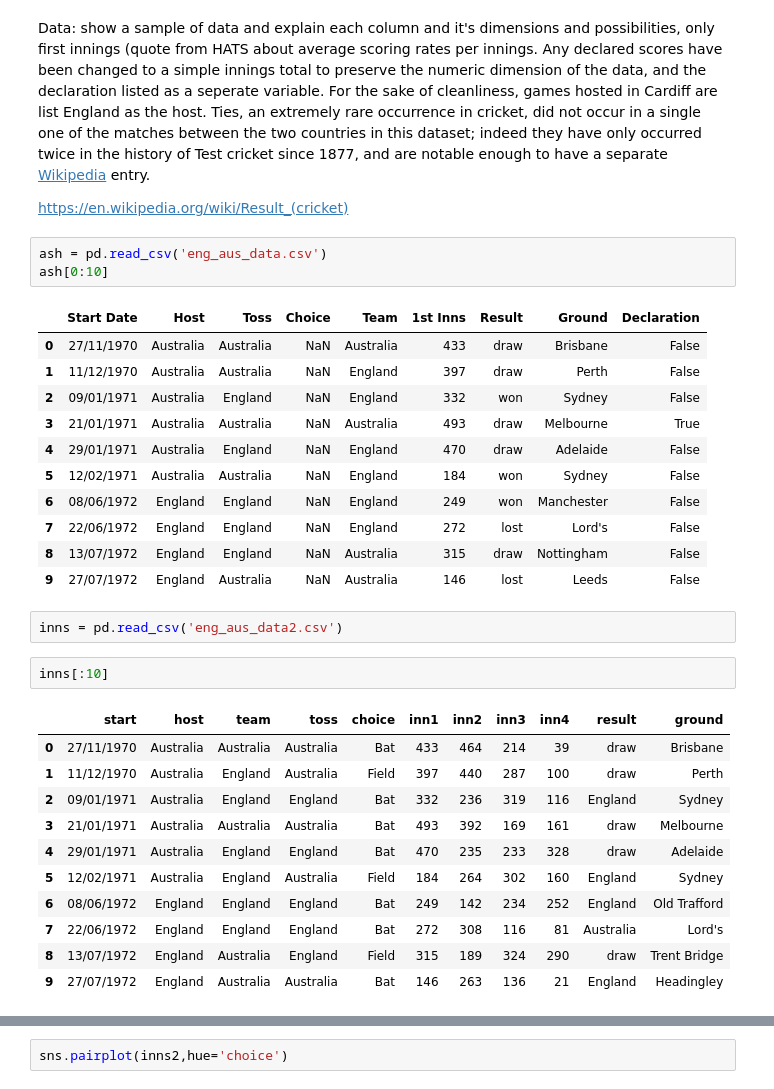
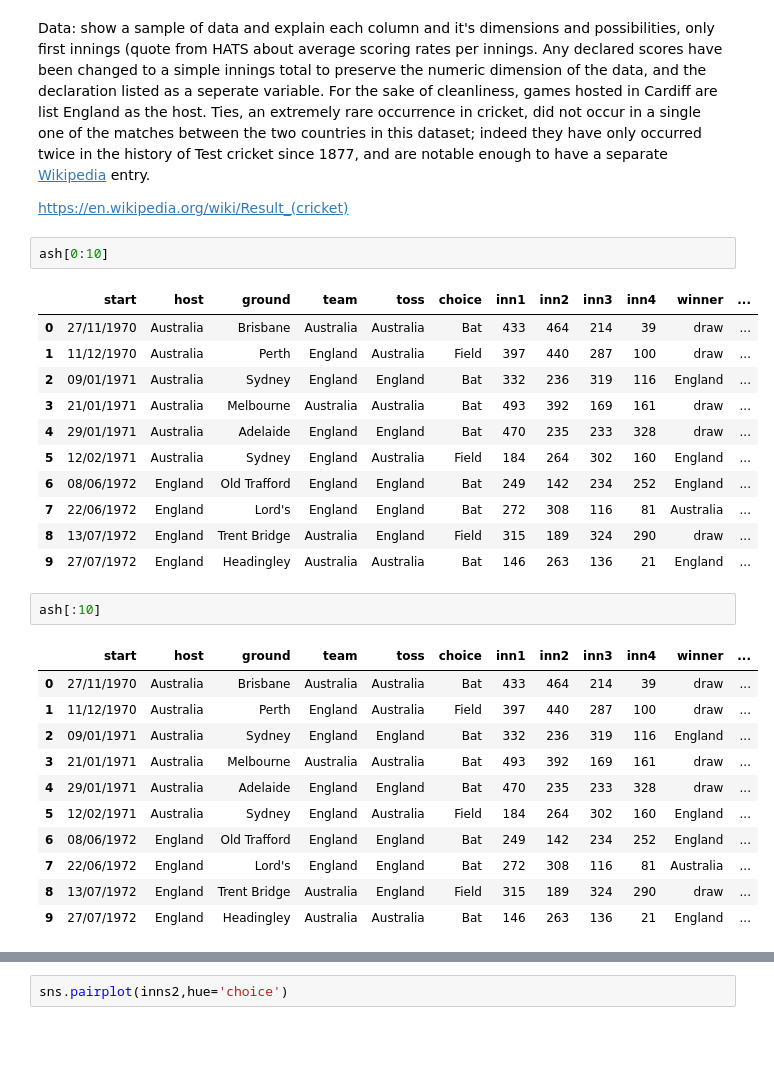
Before and after one commit to kiehozero/atu-progda-assignment, a Jupyter notebook: assignment.ipynb, the cells around one changed output, grey strips where cells are left out. Drawn from its saved outputs; the diff is of its cells as text; blank space fills up the shorter version.

```diff
--- a/assignment.ipynb
+++ b/assignment.ipynb
@@ -67,34 +89,31 @@ Data: show a sample of data and explain each column and it's dimensions and poss
 
 https://en.wikipedia.org/wiki/Result_(cricket)
 # %%
-ash = pd.read_csv('eng_aus_data.csv')
 ash[0:10]
 # %% [output]
-|  | Start Date | Host | Toss | Choice | Team | 1st Inns | Result | Ground | Declaration |
-| 0 | 27/11/1970 | Australia | Australia | NaN | Australia | 433 | draw | Brisbane | False |
-| 1 | 11/12/1970 | Australia | Australia | NaN | England | 397 | draw | Perth | False |
-| 2 | 09/01/1971 | Australia | England | NaN | England | 332 | won | Sydney | False |
-| 3 | 21/01/1971 | Australia | Australia | NaN | Australia | 493 | draw | Melbourne | True |
-| 4 | 29/01/1971 | Australia | England | NaN | England | 470 | draw | Adelaide | False |
-| 5 | 12/02/1971 | Australia | Australia | NaN | England | 184 | won | Sydney | False |
-| 6 | 08/06/1972 | England | England | NaN | England | 249 | won | Manchester | False |
-| 7 | 22/06/1972 | England | England | NaN | England | 272 | lost | Lord's | False |
-| 8 | 13/07/1972 | England | England | NaN | Australia | 315 | draw | Nottingham | False |
-| 9 | 27/07/1972 | England | Australia | NaN | Australia | 146 | lost | Leeds | False |
+|  | start | host | ground | team | toss | choice | inn1 | inn2 | inn3 | inn4 | winner | ... |
+| 0 | 27/11/1970 | Australia | Brisbane | Australia | Australia | Bat | 433 | 464 | 214 | 39 | draw | ... |
+| 1 | 11/12/1970 | Australia | Perth | England | Australia | Field | 397 | 440 | 287 | 100 | draw | ... |
+| 2 | 09/01/1971 | Australia | Sydney | England | England | Bat | 332 | 236 | 319 | 116 | England | ... |
+| 3 | 21/01/1971 | Australia | Melbourne | Australia | Australia | Bat | 493 | 392 | 169 | 161 | draw | ... |
+| 4 | 29/01/1971 | Australia | Adelaide | England | England | Bat | 470 | 235 | 233 | 328 | draw | ... |
+| 5 | 12/02/1971 | Australia | Sydney | England | Australia | Field | 184 | 264 | 302 | 160 | England | ... |
+| 6 | 08/06/1972 | England | Old Trafford | England | England | Bat | 249 | 142 | 234 | 252 | England | ... |
+| 7 | 22/06/1972 | England | Lord's | England | England | Bat | 272 | 308 | 116 | 81 | Australia | ... |
+| 8 | 13/07/1972 | England | Trent Bridge | Australia | England | Field | 315 | 189 | 324 | 290 | draw | ... |
+| 9 | 27/07/1972 | England | Headingley | Australia | Australia | Bat | 146 | 263 | 136 | 21 | England | ... |
-# %%
-inns = pd.read_csv('eng_aus_data2.csv')
 # %%
-inns[:10]
+ash[:10]
 # %% [output]
-|  | start | host | team | toss | choice | inn1 | inn2 | inn3 | inn4 | result | ground |
-| 0 | 27/11/1970 | Australia | Australia | Australia | Bat | 433 | 464 | 214 | 39 | draw | Brisbane |
-| 1 | 11/12/1970 | Australia | England | Australia | Field | 397 | 440 | 287 | 100 | draw | Perth |
-| 2 | 09/01/1971 | Australia | England | England | Bat | 332 | 236 | 319 | 116 | England | Sydney |
-| 3 | 21/01/1971 | Australia | Australia | Australia | Bat | 493 | 392 | 169 | 161 | draw | Melbourne |
-| 4 | 29/01/1971 | Australia | England | England | Bat | 470 | 235 | 233 | 328 | draw | Adelaide |
-| 5 | 12/02/1971 | Australia | England | Australia | Field | 184 | 264 | 302 | 160 | England | Sydney |
-| 6 | 08/06/1972 | England | England | England | Bat | 249 | 142 | 234 | 252 | England | Old Trafford |
-| 7 | 22/06/1972 | England | England | England | Bat | 272 | 308 | 116 | 81 | Australia | Lord's |
-| 8 | 13/07/1972 | England | Australia | England | Field | 315 | 189 | 324 | 290 | draw | Trent Bridge |
-| 9 | 27/07/1972 | England | Australia | Australia | Bat | 146 | 263 | 136 | 21 | England | Headingley |
+|  | start | host | ground | team | toss | choice | inn1 | inn2 | inn3 | inn4 | winner | ... |
+| 0 | 27/11/1970 | Australia | Brisbane | Australia | Australia | Bat | 433 | 464 | 214 | 39 | draw | ... |
+| 1 | 11/12/1970 | Australia | Perth | England | Australia | Field | 397 | 440 | 287 | 100 | draw | ... |
+| 2 | 09/01/1971 | Australia | Sydney | England | England | Bat | 332 | 236 | 319 | 116 | England | ... |
+| 3 | 21/01/1971 | Australia | Melbourne | Australia | Australia | Bat | 493 | 392 | 169 | 161 | draw | ... |
+| 4 | 29/01/1971 | Australia | Adelaide | England | England | Bat | 470 | 235 | 233 | 328 | draw | ... |
+| 5 | 12/02/1971 | Australia | Sydney | England | Australia | Field | 184 | 264 | 302 | 160 | England | ... |
+| 6 | 08/06/1972 | England | Old Trafford | England | England | Bat | 249 | 142 | 234 | 252 | England | ... |
+| 7 | 22/06/1972 | England | Lord's | England | England | Bat | 272 | 308 | 116 | 81 | Australia | ... |
+| 8 | 13/07/1972 | England | Trent Bridge | Australia | England | Field | 315 | 189 | 324 | 290 | draw | ... |
+| 9 | 27/07/1972 | England | Headingley | Australia | Australia | Bat | 146 | 263 | 136 | 21 | England | ... |
 # %%
```
Also changed, not shown: parts of 8 cells of this notebook, 2 other files.
